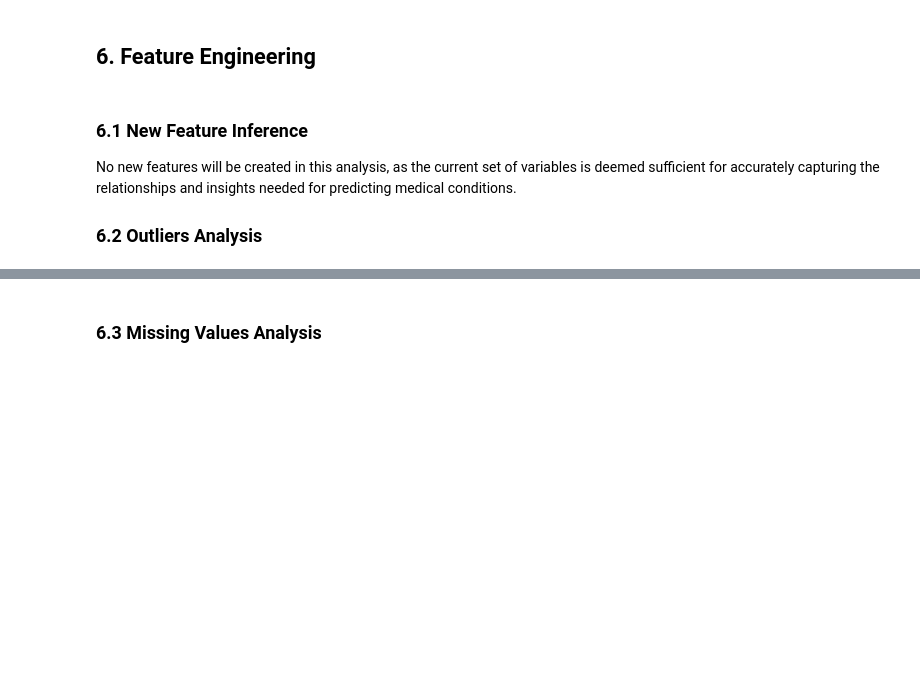
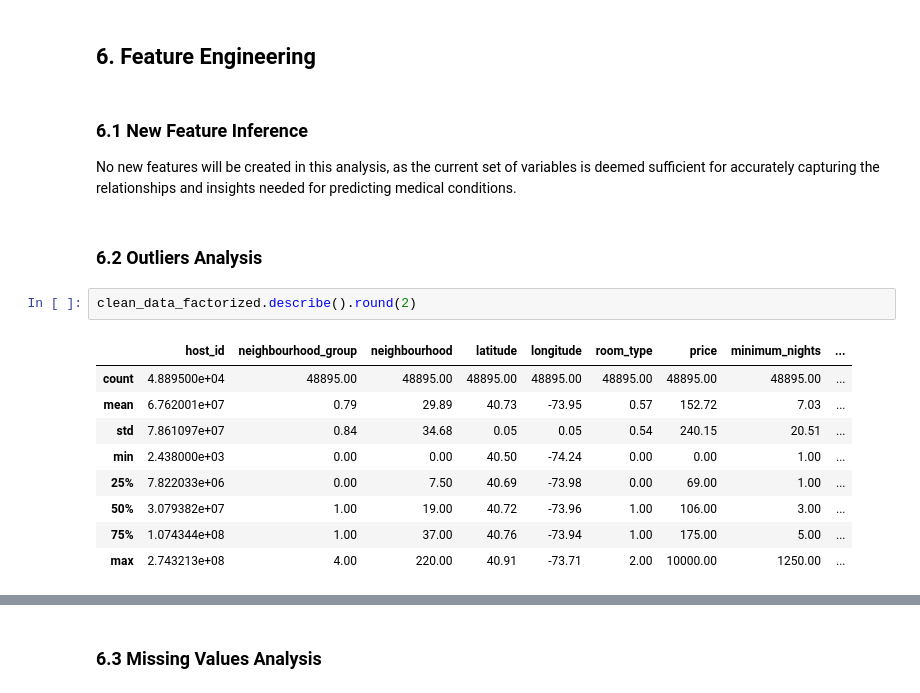
Before and after one commit to 4GeeksAcademy/danielpaez-dev-machine-learning-python-template, a Jupyter notebook: src/explore.ipynb, the cells around one changed output, grey strips where cells are left out. Drawn from its saved outputs; the diff is of its cells as text; blank space fills up the shorter version.

```diff
--- a/src/explore.ipynb
+++ b/src/explore.ipynb
@@ -420,5 +461,17 @@ boxplot_price_categorical(cleaned_data)
 ### 6.1 New Feature Inference <a id='c6-1'></a>
 
 No new features will be created in this analysis, as the current set of variables is deemed sufficient for accurately capturing the relationships and insights needed for predicting medical conditions.
-
-### 6.2 Outliers Analysis <a id='c6-2'></a>
+# %% [markdown]
+### 6.2 Outliers Analysis <a id='c6-2'></a>
+# %%
+clean_data_factorized.describe().round(2)
+# %% [output]
+|  | host_id | neighbourhood_group | neighbourhood | latitude | longitude | room_type | price | minimum_nights | ... |
+| count | 4.889500e+04 | 48895.00 | 48895.00 | 48895.00 | 48895.00 | 48895.00 | 48895.00 | 48895.00 | ... |
+| mean | 6.762001e+07 | 0.79 | 29.89 | 40.73 | -73.95 | 0.57 | 152.72 | 7.03 | ... |
+| std | 7.861097e+07 | 0.84 | 34.68 | 0.05 | 0.05 | 0.54 | 240.15 | 20.51 | ... |
+| min | 2.438000e+03 | 0.00 | 0.00 | 40.50 | -74.24 | 0.00 | 0.00 | 1.00 | ... |
+| 25% | 7.822033e+06 | 0.00 | 7.50 | 40.69 | -73.98 | 0.00 | 69.00 | 1.00 | ... |
+| 50% | 3.079382e+07 | 1.00 | 19.00 | 40.72 | -73.96 | 1.00 | 106.00 | 3.00 | ... |
+| 75% | 1.074344e+08 | 1.00 | 37.00 | 40.76 | -73.94 | 1.00 | 175.00 | 5.00 | ... |
+| max | 2.743213e+08 | 4.00 | 220.00 | 40.91 | -73.71 | 2.00 | 10000.00 | 1250.00 | ... |
```
Also changed, not shown: parts of 40 cells of this notebook, 25 other files.
